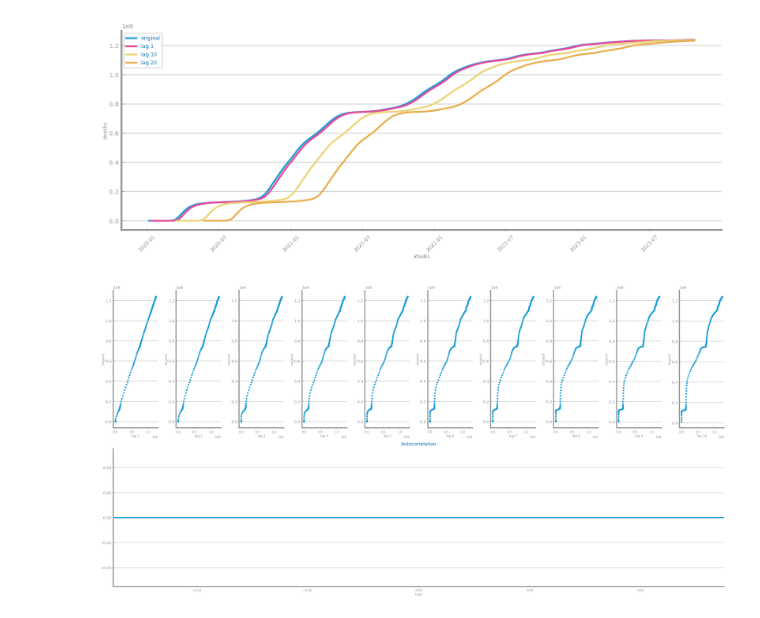
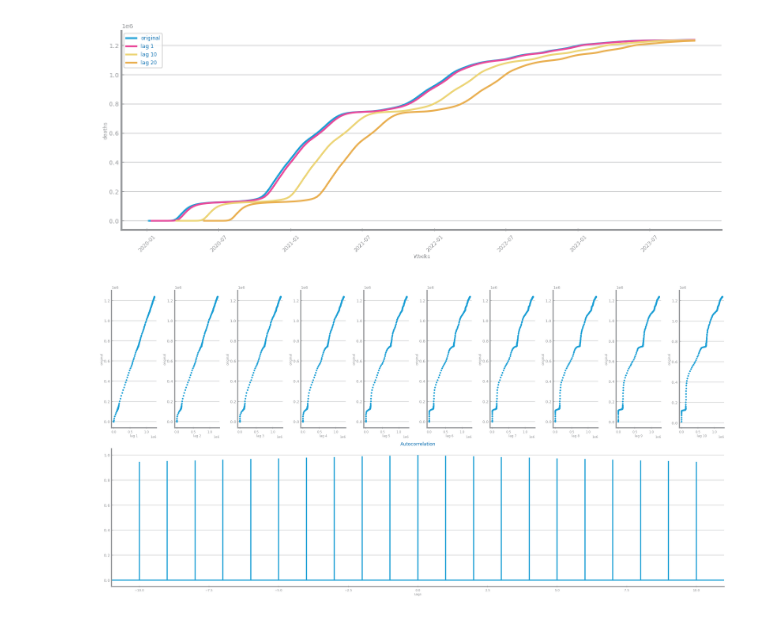
Before and after one commit to DaviGiordano/data-science-course-project, a Jupyter notebook: ipynb_files/Time Series/Analysis/Lab413_ts_distribution_health.ipynb, the cells around one changed output. Drawn from its saved outputs; the diff is of its cells as text; code cells hidden in the pictures.

Commit message:
hacky fix for autocorrelation

```diff
--- a/ipynb_files/Time Series/Analysis/Lab413_ts_distribution_health.ipynb
+++ b/ipynb_files/Time Series/Analysis/Lab413_ts_distribution_health.ipynb
@@ -99,29 +99,30 @@ fig.savefig(f"./images/{file_tag}_autocorrelation.png", bbox_inches='tight')
 # %%
 from matplotlib.pyplot import setp
 from matplotlib.gridspec import GridSpec
 
 
 def autocorrelation_study(series: Series, max_lag: int, delta: int = 1):
     k: int = int(max_lag / delta)
     fig = figure(figsize=(4 * HEIGHT, 2 * HEIGHT), constrained_layout=True)
     gs = GridSpec(2, k, figure=fig)
 
     series_values: list = series.tolist()
     for i in range(1, k + 1):
         ax = fig.add_subplot(gs[0, i - 1])
         lag = i * delta
         ax.scatter(series.shift(lag).tolist(), series_values)
         ax.set_xlabel(f"lag {lag}")
         ax.set_ylabel("original")
     ax = fig.add_subplot(gs[1, :])
-    ax.acorr(series, maxlags=max_lag)
+    ax.acorr(series / 10, maxlags=max_lag)
     ax.set_title("Autocorrelation")
     ax.set_xlabel("Lags")
+    # ax.set_ylim([-0.000001, 0.000001])
     return fig
 
 
-fig = autocorrelation_study(series, 10, 1)
+fig = autocorrelation_study(ss_weekly, 10, 1)
 
-fig.savefig(f"./images/{file_tag}autocorrelation_study.png", bbox_inches='tight')
+fig.savefig(f"./images/{file_tag}_autocorrelation_study.png", bbox_inches='tight')
 # %% [output]
-[figure, old version]
+[figure, new version]
```
Also changed, not shown: 1 other file.
